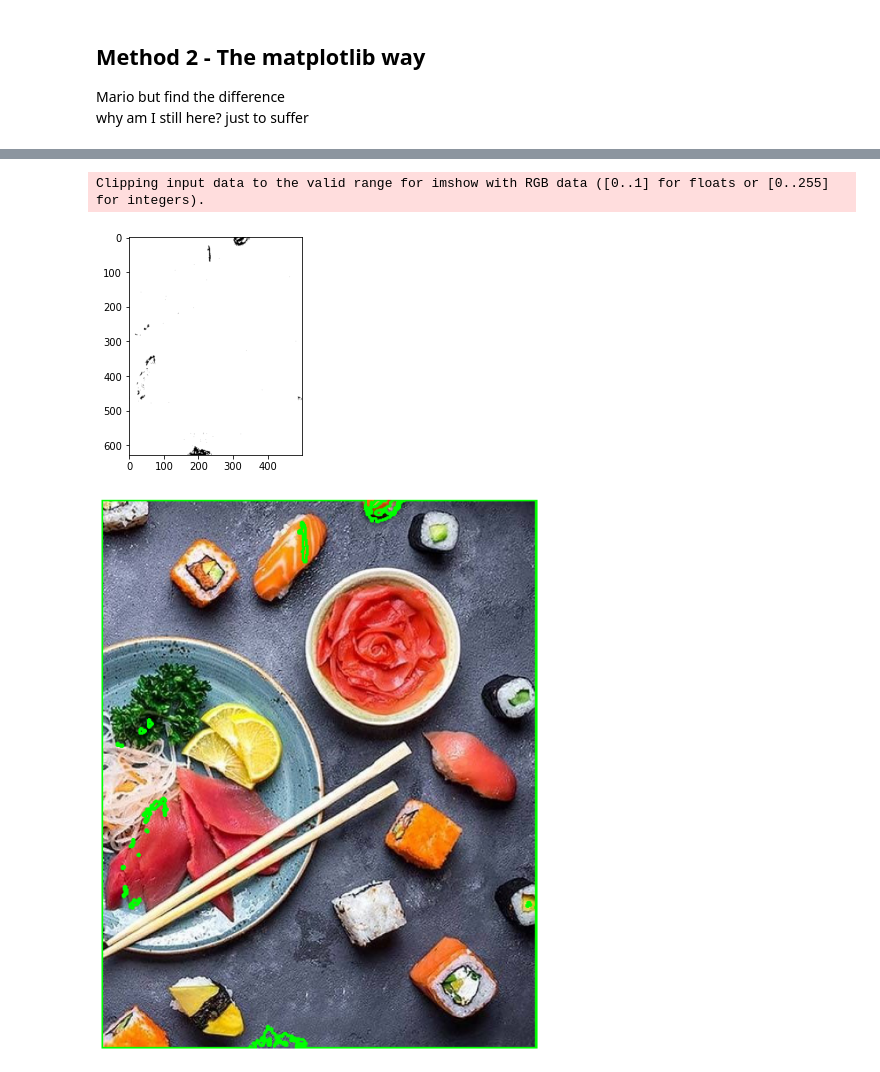
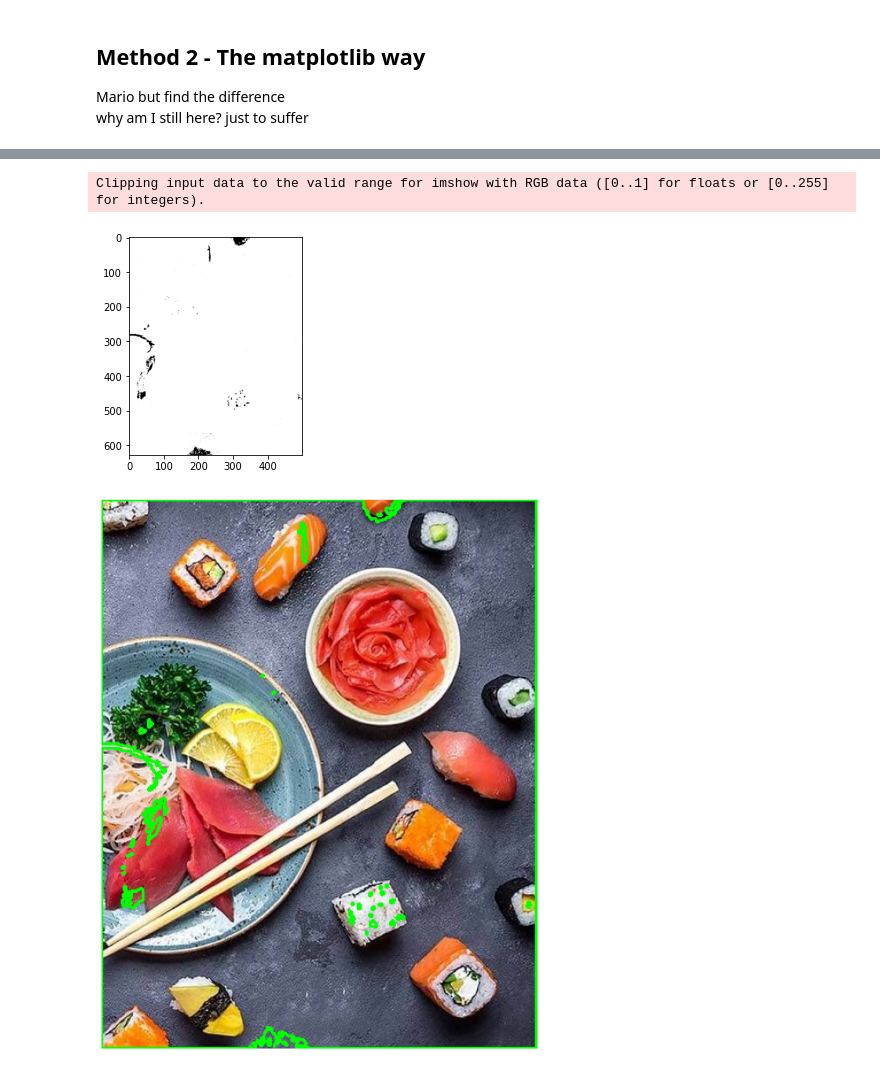
Before and after one commit to danamestrial/spot-the-difference, a Jupyter notebook: spot the difference.ipynb, the cells around one changed output, grey strips where cells are left out. Cells and saved outputs as stored; diff of their text form; code cells hidden in the pictures.

```diff
--- a/spot the difference.ipynb
+++ b/spot the difference.ipynb
@@ -35,8 +66,8 @@ slice(path, 2)
 # %% [markdown]
 ### Path to the two file
 # %%
-img1path = "Spot1/Spot1_01_01.png"
-img2path = "Spot1/Spot1_01_02.png"
+img1path = "Spot1/1img.jpeg"
+img2path = "Spot1/2img.jpeg"
 # %% [markdown]
 ## Method 1 - the easy way
 (props to geeksforgeeks)\
@@ -119,35 +157,37 @@ plt.savefig('color_diff.png', bbox_inches='tight', pad_inches=0)
 # %%
 image = cv2.imread("color_diff.png")
 
 image = cv2.cvtColor(image, cv2.COLOR_BGR2RGB)
 
 gray = cv2.cvtColor(image, cv2.COLOR_RGB2GRAY)
 
 # create a binary thresholded image
-_, binary = cv2.threshold(gray, 190, 255, cv2.THRESH_BINARY_INV)
+_, binary = cv2.threshold(gray, 200, 255, cv2.THRESH_BINARY_INV)
 # show it
 
-binary = cv2.resize(binary, (498, 628))
+size = img1.shape
+
+binary = cv2.resize(binary, (size[1], size[0]))
 
 plt.imshow(binary, cmap="gray")
 # plt.show()
 
 # find the contours from the thresholded image
 contours, hierarchy = cv2.findContours(binary, cv2.RETR_TREE, cv2.CHAIN_APPROX_SIMPLE)
 # draw all contours
 image2 = cv2.drawContours(img2, contours, -1, (0, 255, 0), 2)
 # print(image.shape)
 
 # show the image with the drawn contours
 plt.figure(figsize = (15,10))
 plt.imshow(image2)
 plt.axis('off')
 plt.tight_layout()
 
 #Saving the file
-plt.savefig('result_diff.jpeg', bbox_inches='tight', pad_inches=0)
+plt.savefig('result_diff.png', bbox_inches='tight', pad_inches=0)
 plt.show()
 # %% [output]
 Clipping input data to the valid range for imshow with RGB data ([0..1] for floats or [0..255] for integers).
-[figure, old version]
+[figure, new version]
-[figure, old version]
+[figure, new version]
```
Also changed, not shown: parts of 10 cells of this notebook.
